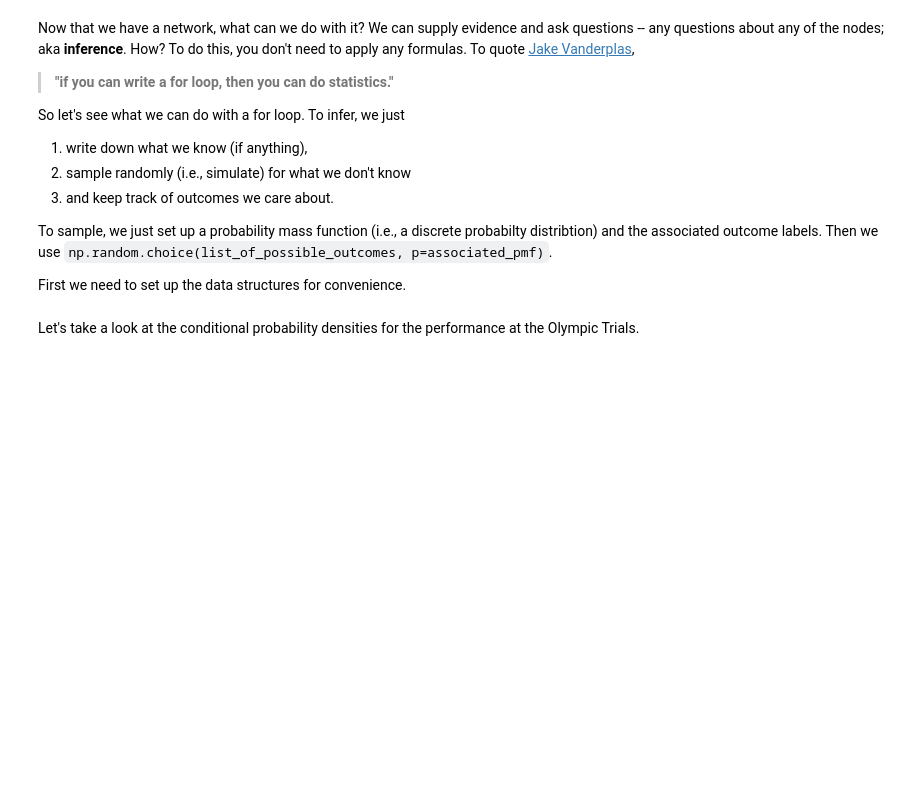
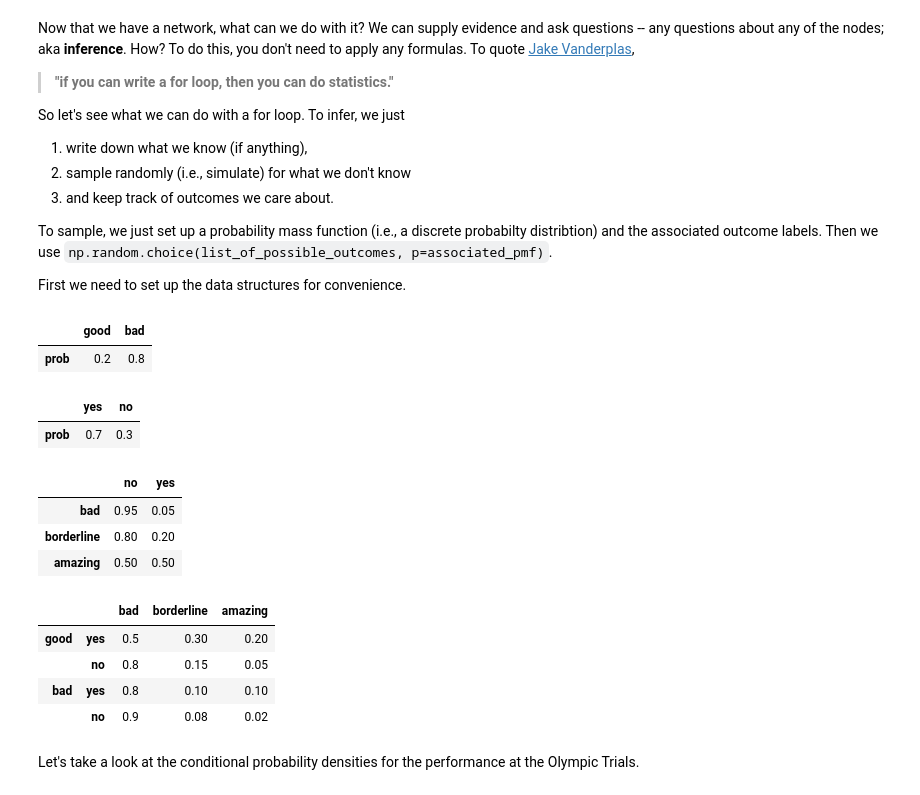
Before and after one commit to marketneutral/misc_research, a Jupyter notebook: pomegranate.ipynb, the cells around one changed output. Saved outputs shown, nothing was run; the diff lists cells and outputs as text; code cells hidden in the pictures; blank space fills up the shorter version.

```diff
--- a/pomegranate.ipynb
+++ b/pomegranate.ipynb
@@ -83,6 +84,31 @@ offer_cpd = {
     'amazing': np.array([0.5, 0.5])
 }
 offer = ['no', 'yes']
+# %%
+pd.DataFrame(genes_pmf, index=genes, columns=['prob']).T
+# %% [output]
+|  | good | bad |
+| prob | 0.2 | 0.8 |
+# %%
+pd.DataFrame(practice_pmf, index=practice, columns=['prob']).T
+# %% [output]
+|  | yes | no |
+| prob | 0.7 | 0.3 |
+# %%
+pd.DataFrame(offer_cpd, index=offer).T
+# %% [output]
+|  | no | yes |
+| bad | 0.95 | 0.05 |
+| borderline | 0.80 | 0.20 |
+| amazing | 0.50 | 0.50 |
+# %%
+pd.DataFrame(olympic_trials_cpd, olympic_trials).T
+# %% [output]
+|  |  | bad | borderline | amazing |
+| good | yes | 0.5 | 0.30 | 0.20 |
+|  | no | 0.8 | 0.15 | 0.05 |
+| bad | yes | 0.8 | 0.10 | 0.10 |
+|  | no | 0.9 | 0.08 | 0.02 |
 # %% [markdown]
 Let's take a look at the conditional probability densities for the performance at the Olympic Trials.
 # %%
```
Also changed, not shown: parts of 1 cell of this notebook.
